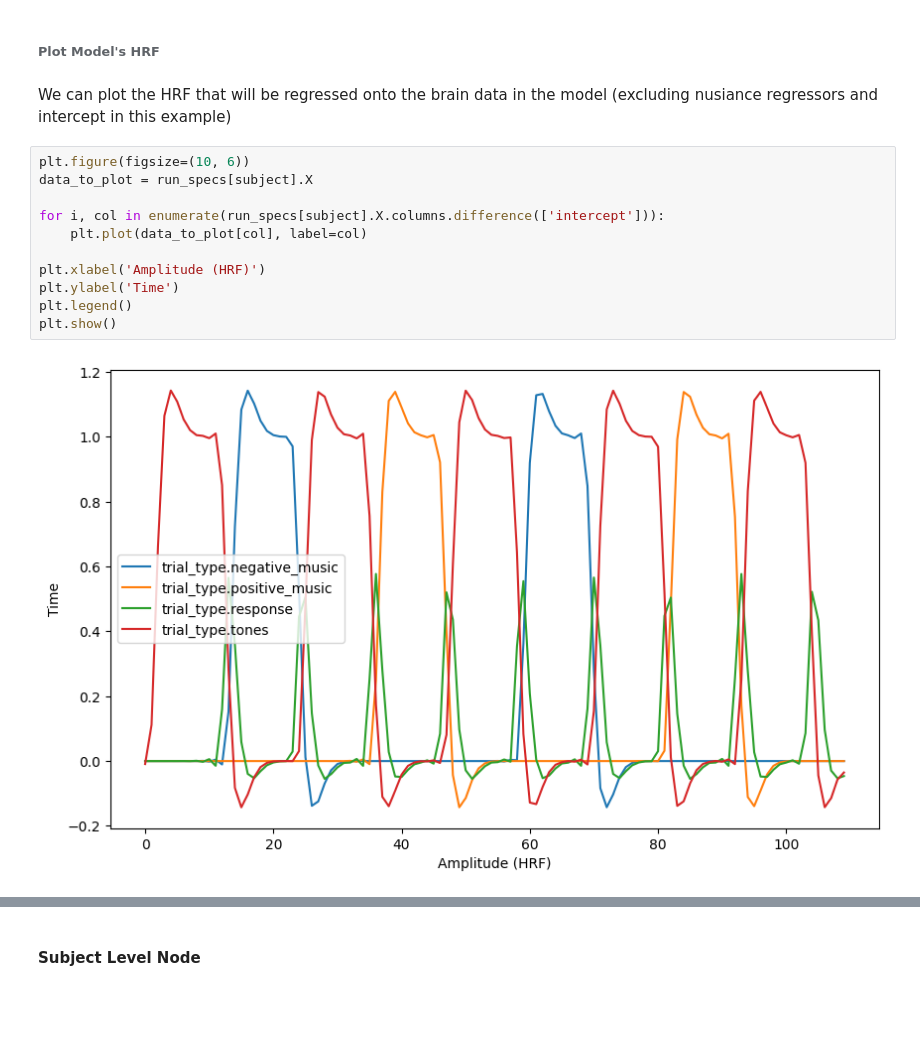
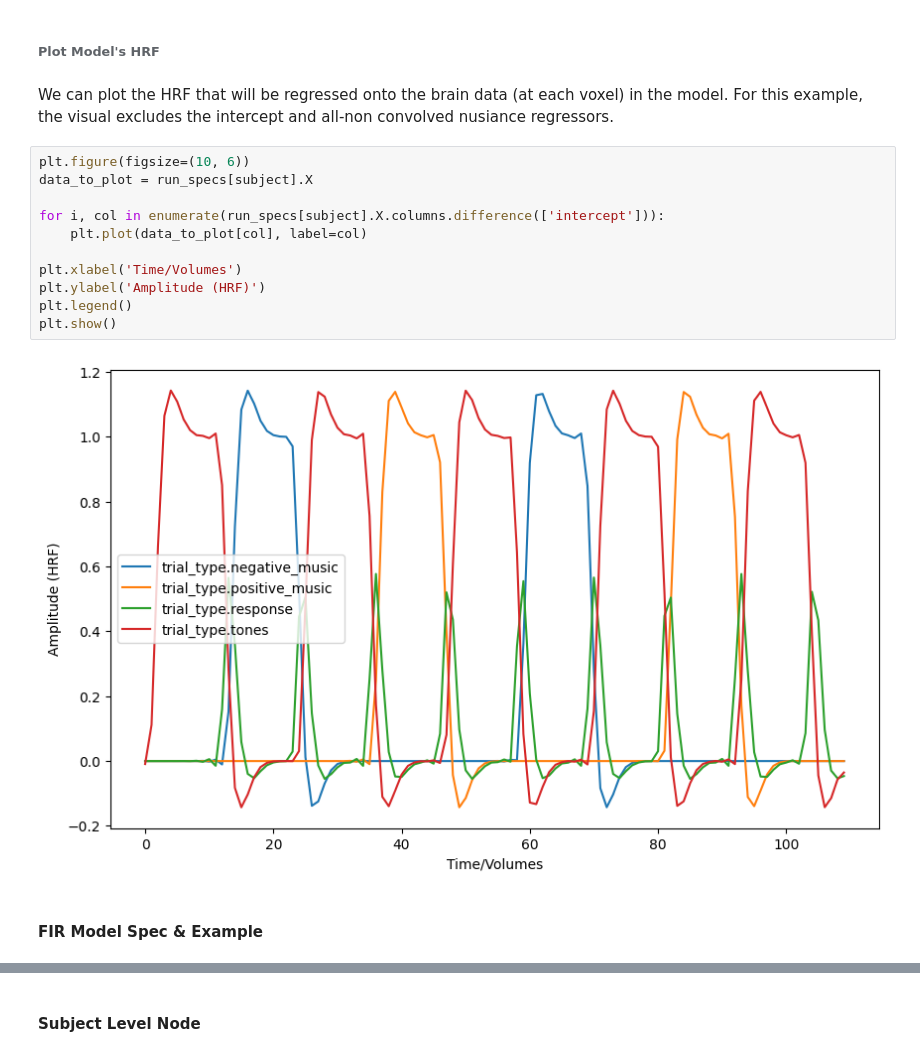
Before and after one commit to demidenm/bidsstatsmod_groupmods, a Jupyter notebook: notebooks/model_illustrations.ipynb, the cells around one changed output, grey strips where cells are left out. Cells and saved outputs as stored; diff of their text form; blank space fills up the shorter version.

```diff
--- a/notebooks/model_illustrations.ipynb
+++ b/notebooks/model_illustrations.ipynb
@@ -512,17 +518,19 @@ plot_design_matrix(run_specs[subject].X)
 # %% [markdown]
 ###### **Plot Model's HRF**
 # %% [markdown]
-We can plot the HRF that will be regressed onto the brain data in the model (excluding nusiance regressors and intercept in this example)
+We can plot the HRF that will be regressed onto the brain data (at each voxel) in the model. For this example, the visual excludes the intercept and all-non convolved nusiance regressors.
 # %%
 plt.figure(figsize=(10, 6))
 data_to_plot = run_specs[subject].X
 
 for i, col in enumerate(run_specs[subject].X.columns.difference(['intercept'])):
     plt.plot(data_to_plot[col], label=col)
 
-plt.xlabel('Amplitude (HRF)')
-plt.ylabel('Time')
+plt.xlabel('Time/Volumes')
+plt.ylabel('Amplitude (HRF)')
 plt.legend()
 plt.show()
 # %% [output]
-[figure, old version]
+[figure, new version]
+# %% [markdown]
+#### FIR Model Spec & Example
```
Also changed, not shown: parts of 49 cells of this notebook.
